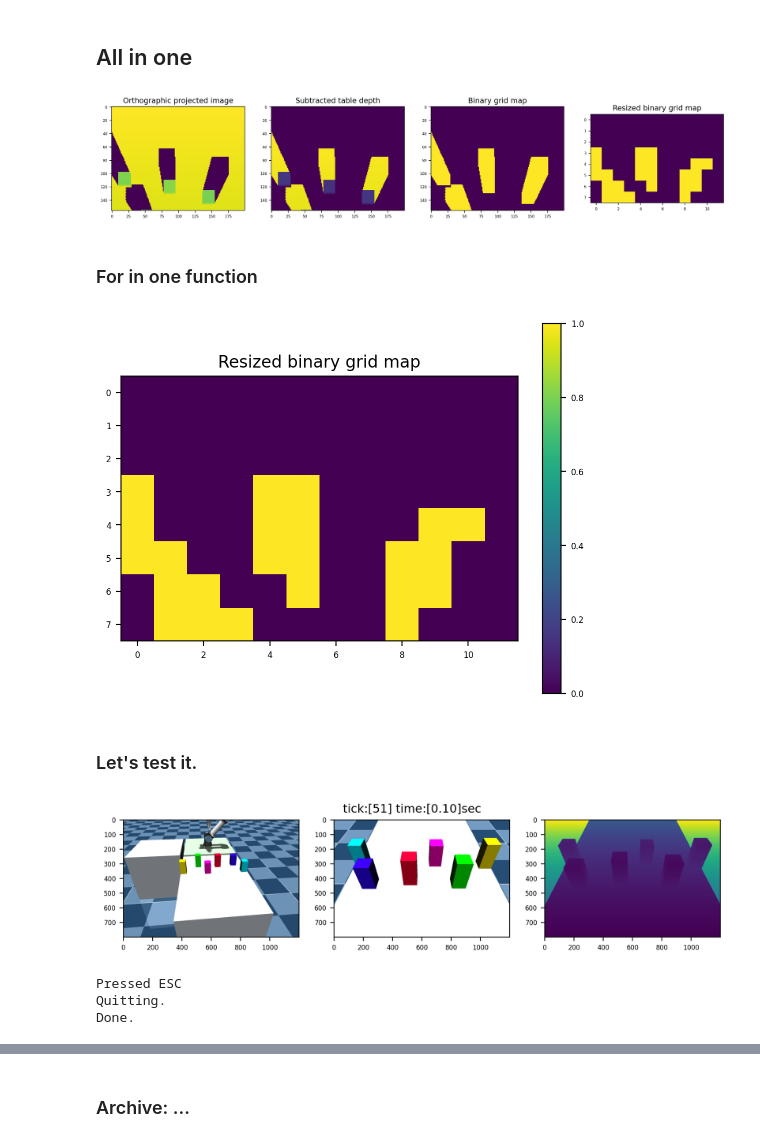
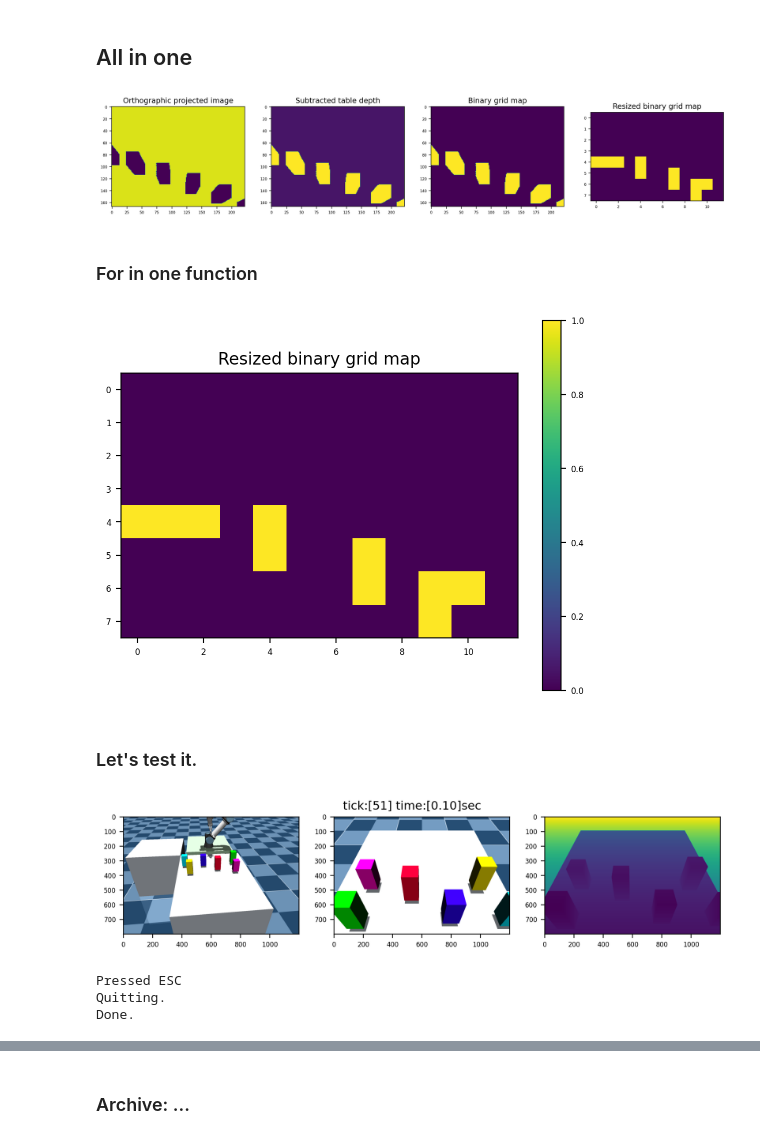
Before and after one commit to joonhyung-lee/mujoco-nonprehensile, a Jupyter notebook: code/demo_orthographic.ipynb, the cells around one changed output, grey strips where cells are left out. Saved outputs shown, nothing was run; the diff lists cells and outputs as text; code cells hidden in the pictures.

```diff
--- a/code/demo_orthographic.ipynb
+++ b/code/demo_orthographic.ipynb
@@ -528,39 +528,39 @@ c_vecor = binary_grid_map_res.reshape(-1)
 # %% [markdown]
 ## All in one
 # %%
-occupied_image = ortho_projected_img.copy()
+occupied_image = ortho_image.copy()
 plt.figure(figsize=(18,10))
 plt.subplot(1,4,1)
 plt.title("Orthographic projected image")
 plt.imshow(occupied_image)
 
 subtracted_occ_img = subtract_table_depth(occupied_image)
 plt.subplot(1,4,2)
 plt.title("Subtracted table depth")
 plt.imshow(subtracted_occ_img)
 # plt.colorbar(cmap='gray')
 # plt.show()
 
 binary_grid_map = binary_filter(subtracted_occ_img, threshold=0.05)
 plt.subplot(1,4,3)
 plt.title("Binary grid map")
 plt.imshow(binary_grid_map)
 # plt.colorbar(cmap='gray')
 # plt.show()
 
 occ_map_w = 12
 occ_map_h = 8
 occupied_image = cv2.resize(binary_grid_map, (occ_map_w, occ_map_h), interpolation = cv2.INTER_CUBIC)
 occupied_image = binary_filter(occupied_image)
 plt.subplot(1,4,4)
 plt.title("Resized binary grid map")
 plt.imshow(occupied_image)
 # plt.colorbar(cmap='binary')
 plt.show()
 
 c_vecor = occupied_image.reshape(-1)
 # %% [output]
-[figure, old version]
+[figure, new version]
 # %% [markdown]
 ### For in one function
 # %%
@@ -574,14 +574,14 @@ def get_binary_occuluded_map(orthographic_img, occ_map_w = 12, occ_map_h = 8, th
     c_vecor = occupied_image.reshape(-1)
     return binary_grid_map_res, c_vecor
 # %%
-binary_grid_map_res, c_vecor = get_binary_occuluded_map(ortho_projected_img, occ_map_w = 12, occ_map_h = 8, threshold=0.05)
+binary_grid_map_res, c_vecor = get_binary_occuluded_map(ortho_image, occ_map_w = 12, occ_map_h = 8, threshold=0.05)
 
 plt.title("Resized binary grid map")
 plt.imshow(binary_grid_map_res)
 plt.colorbar(cmap='binary')
 plt.show()
 # %% [output]
-[figure, old version]
+[figure, new version]
 # %% [markdown]
 ### Let's test it.
 # %%
@@ -618,7 +618,7 @@ while (env.get_sim_time() < 100.0) and env.is_viewer_alive():
     p_ego  = p_cam
     p_trgt = p_cam + R_cam[:,0]
     rgb_img,depth_img,pcd, xyz_img = env.get_egocentric_rgb_depth_pcd(
-        p_ego=p_ego,p_trgt=p_trgt,rsz_rate=15,fovy=45,BACKUP_AND_RESTORE_VIEW=True)
+        p_ego=p_ego,p_trgt=p_trgt,rsz_rate=None,fovy=45,BACKUP_AND_RESTORE_VIEW=True)
 
     env.plot_T(p=p_tcp,R=R_tcp,PLOT_AXIS=True,axis_len=0.1,axis_width=0.005)
     env.plot_T(p=p_cam,R=R_cam,PLOT_AXIS=True,axis_len=0.1,axis_width=0.005)
@@ -636,7 +636,7 @@ while (env.get_sim_time() < 100.0) and env.is_viewer_alive():
 env.close_viewer()
 print ("Done.")
 # %% [output]
-[figure, old version]
+[figure, new version]
 Pressed ESC
 Quitting.
 Done.
```
Also changed, not shown: parts of 3 cells of this notebook.
